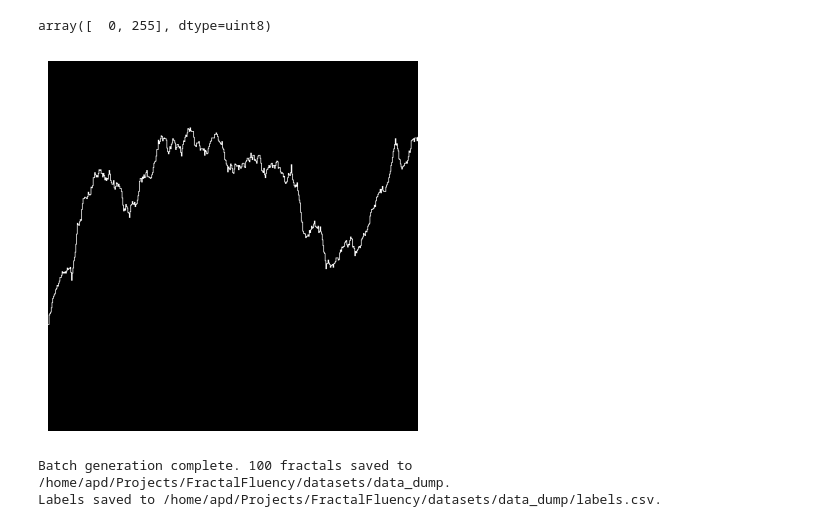
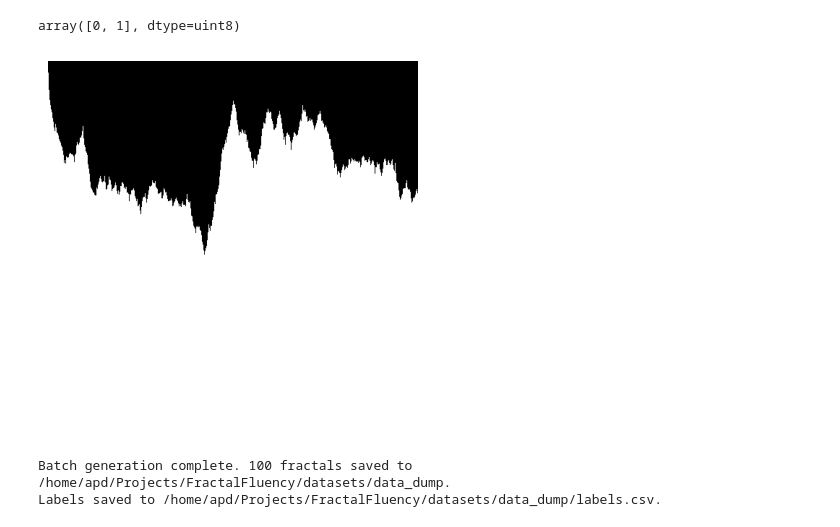
Before and after one commit to apdill/FractalFluency, a Jupyter notebook: notebooks/fractal_factory.ipynb, the cells around one changed output. Cells and saved outputs as stored; diff of their text form; code cells hidden in the pictures.

Commit message:
new fractal generation

```diff
--- a/notebooks/fractal_factory.ipynb
+++ b/notebooks/fractal_factory.ipynb
@@ -12,36 +12,44 @@ def plot_image(image):
     plt.imshow(image, cmap='gray')
     plt.axis('off')  # Removes the axis labels and ticks
     plt.show()
+# %%
+def invert_binary_array(arr):
+    if np.unique(arr)[1] == 1:
+        return 1-arr
+    elif np.unique(arr)[1] == 255:
+        return(255-arr)
+    else: print("not binary array of 0,1 or 0,255. boohoo ;(")
 # %%
 iterations = 9
 D = 1.2
 P = 1
 zslice = 0.5
 
 meshmap = midpoint_displacement(iterations, P = P, D=D)
 scalemap = prepare_scalemap(meshmap)
 threshmap, bwratio = thresh(scalemap, iterations)
 
 coastline = edgedetector(threshmap, iterations)
 
 slice, trace = mountainpro(scalemap, iterations, zslice)
-plt.imshow(trace.astype(np.uint8), 'gray')
+plt.imshow(invert_binary_array(slice.astype(np.uint8)), 'gray')
 plt.axis('off')
 
 min_size=8
 max_size=max(trace.shape) // 10
 num_sizes=50
 
 measure_D(trace, min_size = min_size, max_size=max_size, n_sizes = num_sizes, plot_image=False, invert=False);
 
 
-tiff_file = '/home/apd/Projects/FractalFluency/datasets/data_dump/test.tif'
-imageio.imsave(tiff_file, (trace*255).astype(np.uint8))
+#tiff_file = '/home/apd/Projects/FractalFluency/datasets/data_dump/test.tif'
+#imageio.imsave(tiff_file, (trace*255).astype(np.uint8))
 
-np.unique(coastline)
+#np.unique(coastline)
+np.unique(slice)
 # %% [output]
-array([  0, 255], dtype=uint8)
+array([0, 1], dtype=uint8)
-[figure, old version]
+[figure, new version]
 # %%
 # Example usage
 batch_generate_fractals(
```
Also changed, not shown: parts of 2 cells of this notebook, 5 other files.
